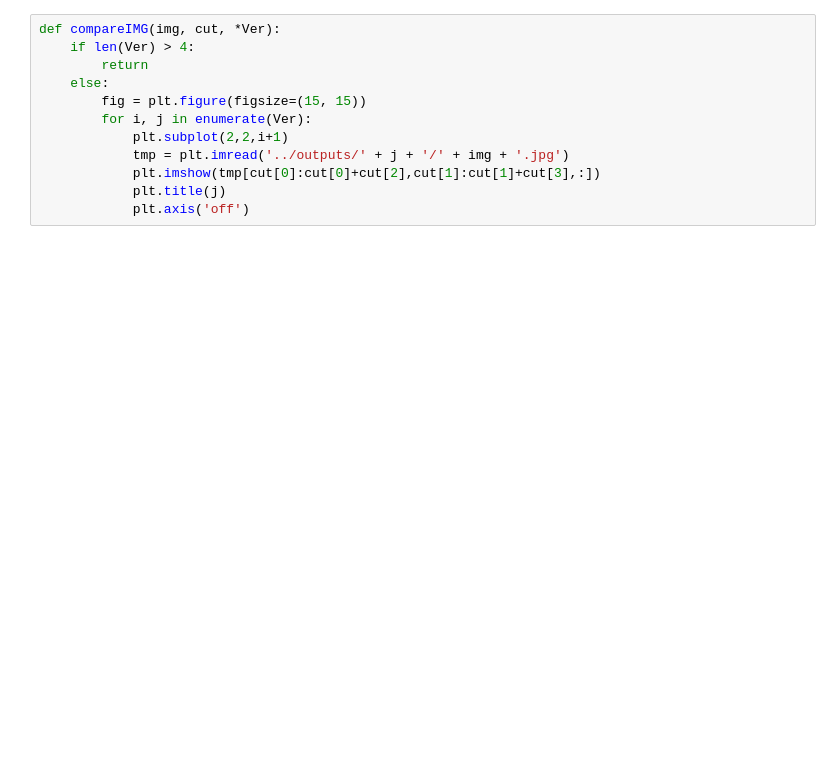
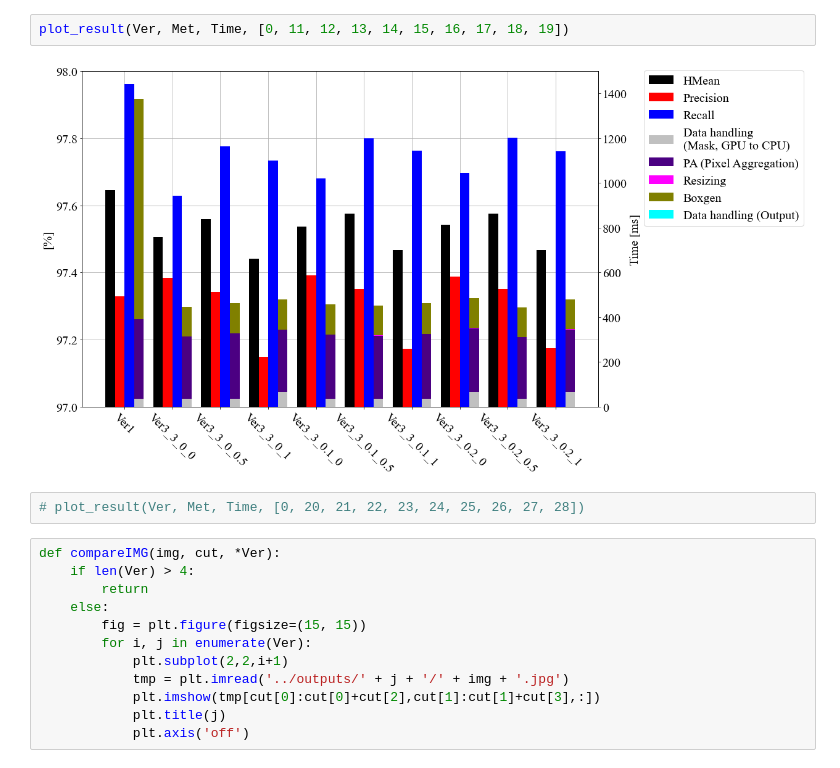
Before and after one commit to Zerohertz/pan_pp.pytorch, a Jupyter notebook: evaluation/Results.ipynb, the cells around one changed output. Drawn from its saved outputs; the diff is of its cells as text; blank space fills up the shorter version.

```diff
--- a/evaluation/Results.ipynb
+++ b/evaluation/Results.ipynb
@@ -130,3 +97,9 @@ plt.savefig('test.png', dpi = 300, bbox_inches = 'tight', pad_inches = 0.3, tran
+# %%
+plot_result(Ver, Met, Time, [0, 11, 12, 13, 14, 15, 16, 17, 18, 19])
+# %% [output]
+[figure, added]
+# %%
+# plot_result(Ver, Met, Time, [0, 20, 21, 22, 23, 24, 25, 26, 27, 28])
 # %%
 def compareIMG(img, cut, *Ver):
     if len(Ver) > 4:
```
Also changed, not shown: parts of 10 cells of this notebook, 3 other files.
